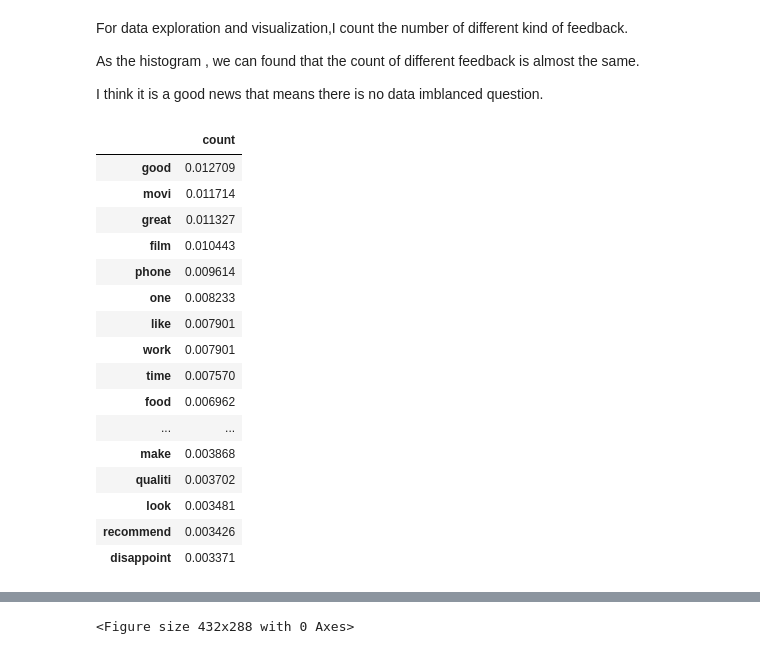
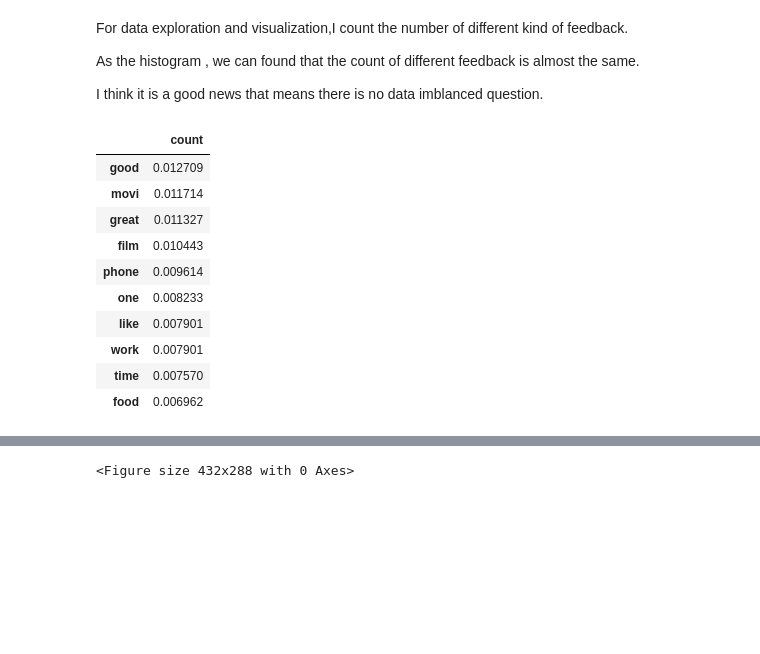
Before and after one commit to mchung0417/DM19-Lab1-Homework1, a Jupyter notebook: DM19-Lab1-Homework.ipynb, the cells around one changed output, grey strips where cells are left out. Saved outputs shown, nothing was run; the diff lists cells and outputs as text; code cells hidden in the pictures; blank space fills up the shorter version.

```diff
--- a/DM19-Lab1-Homework.ipynb
+++ b/DM19-Lab1-Homework.ipynb
@@ -362,33 +357,32 @@ word = vectorizer.get_feature_names()
 # %%
+from sklearn.feature_extraction.text import CountVectorizer,TfidfTransformer
+vectorizer = CountVectorizer()
+Y_vec = vectorizer.fit_transform(Y.sentence)
+word = vectorizer.get_feature_names()
+
 words = {}
 for i in range(len(word)):
     words[i]=word[i]
 tf = pd.DataFrame(Y_vec.toarray())
 tf = tf.rename(words,axis = 1)
 tf.loc['count']=tf.sum(axis = 0)
+
+tf_= pd.DataFrame(tf.loc['count'])
+tf_.sort_values(by = 'count',ascending=False,inplace = True)
+tf_ = tf_.apply(lambda x :x/tf_['count'].sum())
+tf_[0:10]
+# %% [output]
+|  | count |
+| good | 0.012709 |
+| movi | 0.011714 |
+| great | 0.011327 |
+| film | 0.010443 |
+| phone | 0.009614 |
+| one | 0.008233 |
+| like | 0.007901 |
+| work | 0.007901 |
+| time | 0.007570 |
+| food | 0.006962 |
-# %%
-tf_= pd.DataFrame(tf.loc['count'])
-tf_.sort_values(by = 'count',ascending=False,inplace = True)
-tf_ = tf_.apply(lambda x :x/tf_['count'].sum())
-tf_[0:30]
-# %% [output]
-|  | count |
-| good | 0.012709 |
-| movi | 0.011714 |
-| great | 0.011327 |
-| film | 0.010443 |
-| phone | 0.009614 |
-| one | 0.008233 |
-| like | 0.007901 |
-| work | 0.007901 |
-| time | 0.007570 |
-| food | 0.006962 |
-| ... | ... |
-| make | 0.003868 |
-| qualiti | 0.003702 |
-| look | 0.003481 |
-| recommend | 0.003426 |
-| disappoint | 0.003371 |
 # %%
 plt.figure()
 tf_[0:30].plot(kind ='barh',title='word frequency',figsize=(6,8),legend = None)
```
Also changed, not shown: parts of 4 cells of this notebook.
